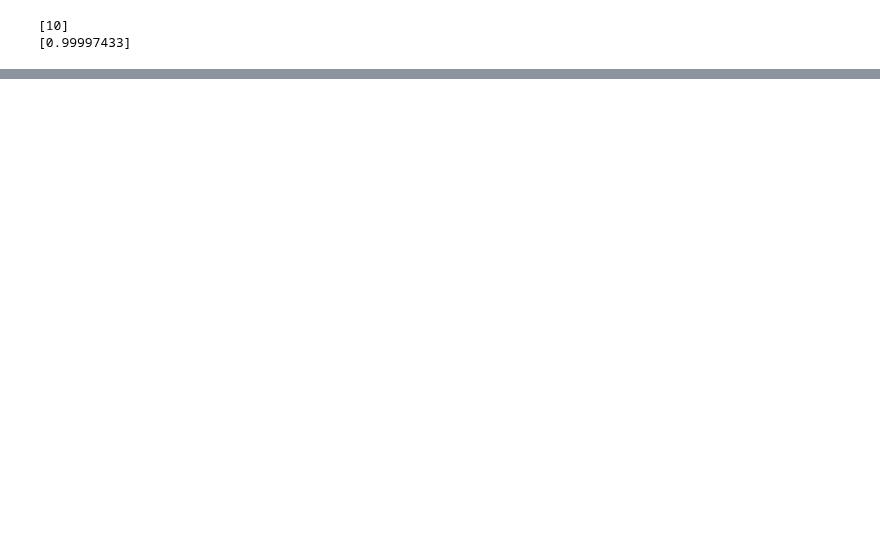
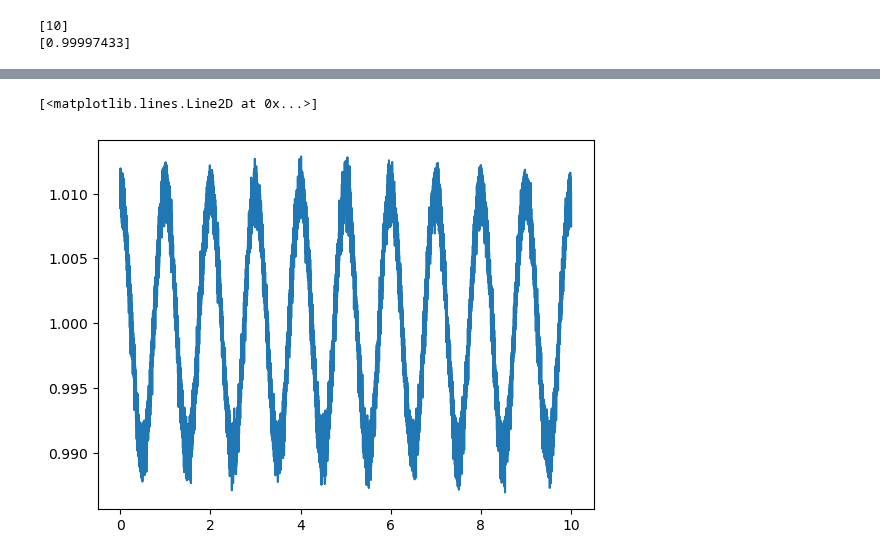
Before and after one commit to Hoggnation/cataloging_coherent_oscillators, a Jupyter notebook: threshold_function.ipynb, the cells around one changed output, grey strips where cells are left out. Cells and saved outputs as stored; diff of their text form; code cells hidden in the pictures; blank space fills up the shorter version.

```diff
--- a/threshold_function.ipynb
+++ b/threshold_function.ipynb
@@ -467,0 +465,10 @@ plt.plot(freq_noise,power_noise)
+# %%
+##fake data and running the pipeline
+
+ts = np.arange(0, 10, delta_f)
+ys = 1 + 0.01 * np.cos( 2*np.pi * ts) + 0.001 * np.random.normal(size=ts.shape)
+
+plt.plot(ts,ys)
+# %% [output]
+[<matplotlib.lines.Line2D at 0x...>]
+[figure, added]
```
Also changed, not shown: parts of 20 cells of this notebook.
